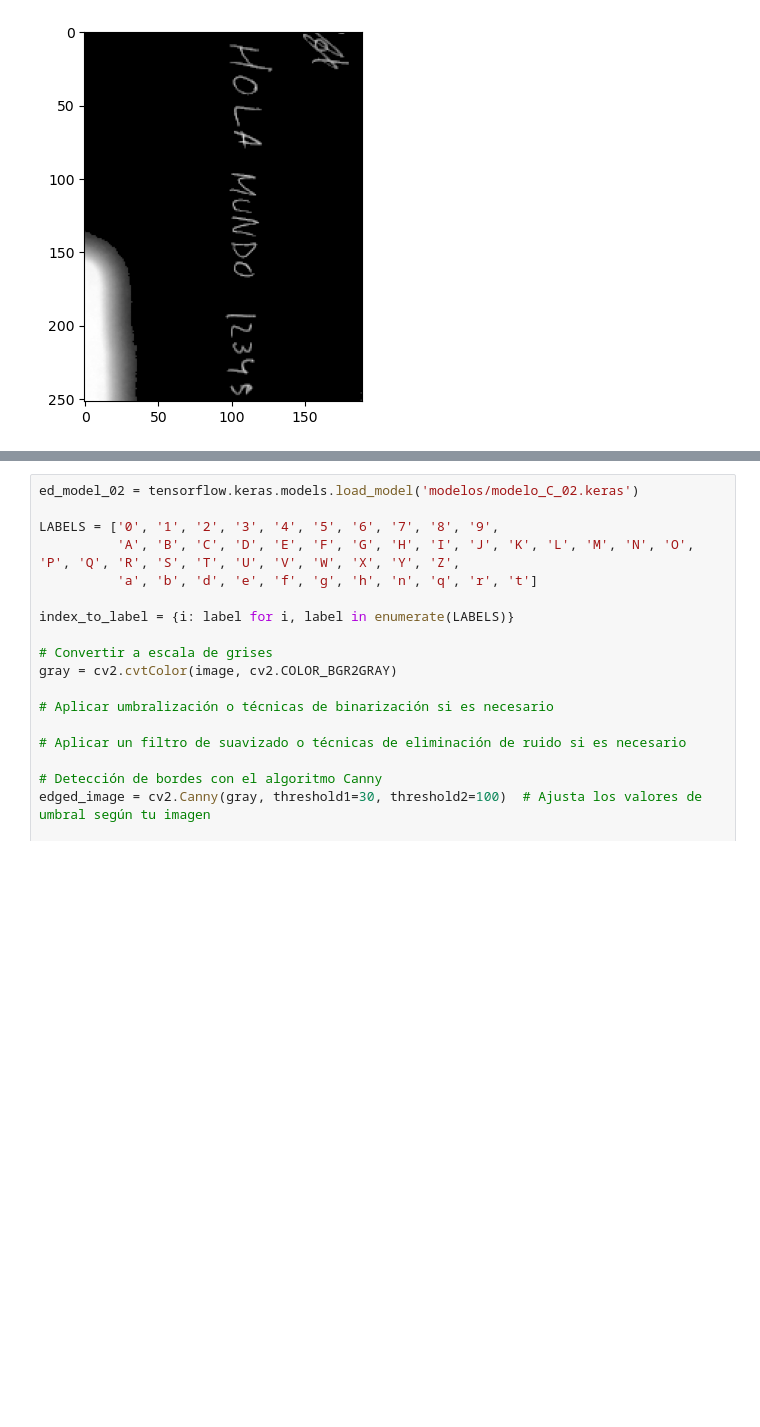
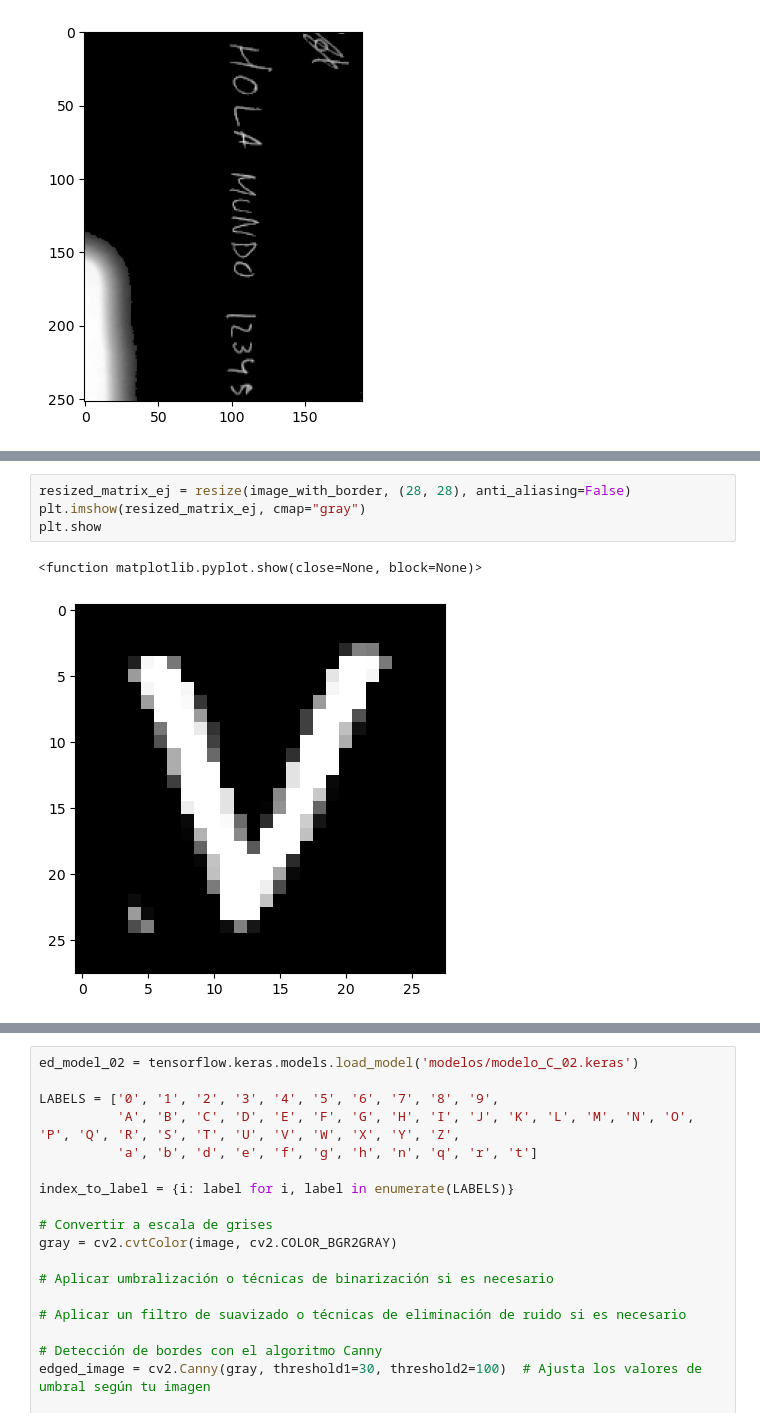
Before and after one commit to ancare2/Trabajo_ReconocimientoTexto, a Jupyter notebook: Prueba_OCRs.ipynb, the cells around one changed output, grey strips where cells are left out. Drawn from its saved outputs; the diff is of its cells as text; blank space fills up the shorter version.

```diff
--- a/Prueba_OCRs.ipynb
+++ b/Prueba_OCRs.ipynb
@@ -123,0 +224,7 @@ masked_image = rotate(masked_image, 90, reshape = True)
+# %%
+resized_matrix_ej = resize(image_with_border, (28, 28), anti_aliasing=False)
+plt.imshow(resized_matrix_ej, cmap="gray")
+plt.show
+# %% [output]
+<function matplotlib.pyplot.show(close=None, block=None)>
+[figure, added]
```
Also changed, not shown: parts of 11 cells of this notebook, 2 other files.
